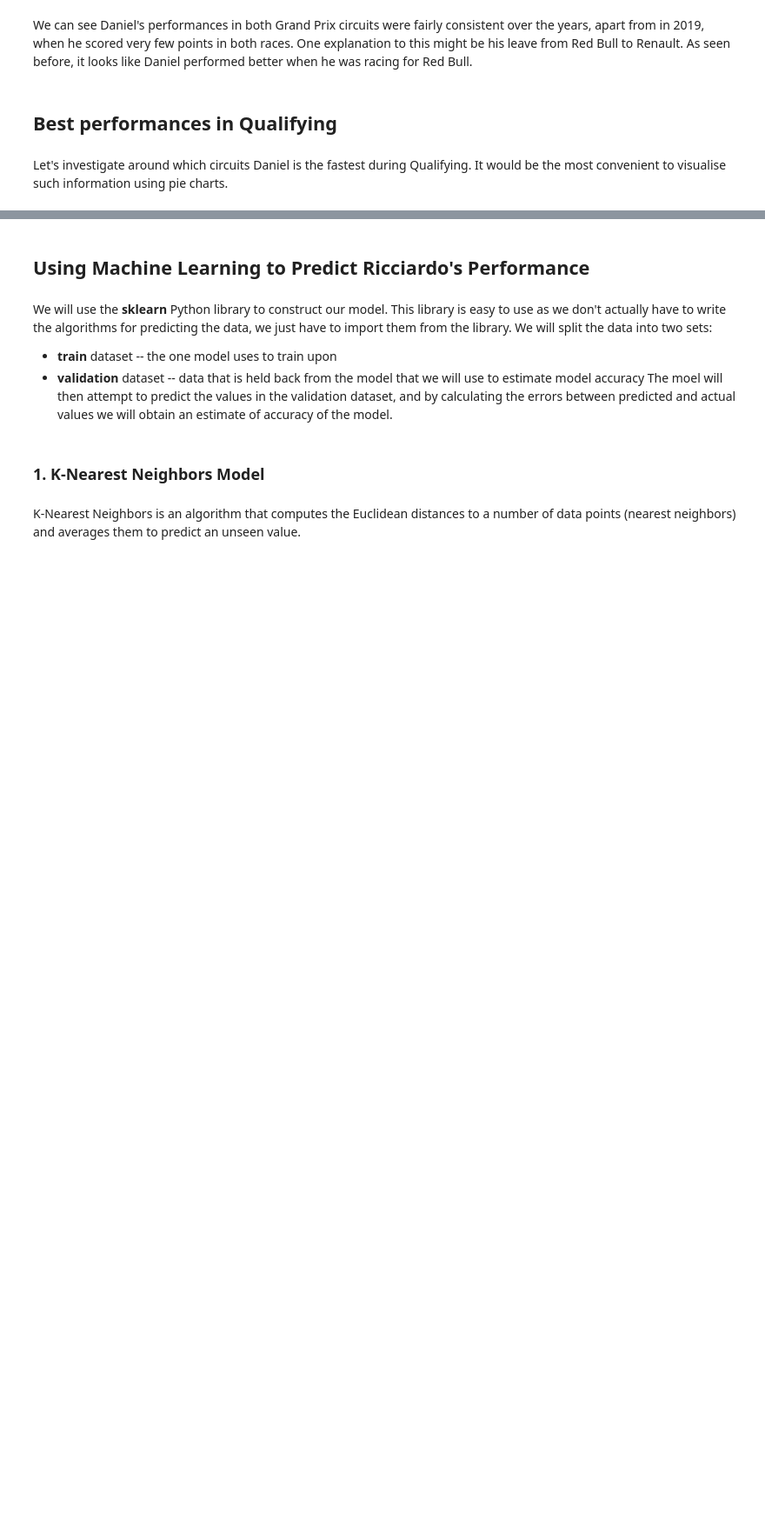
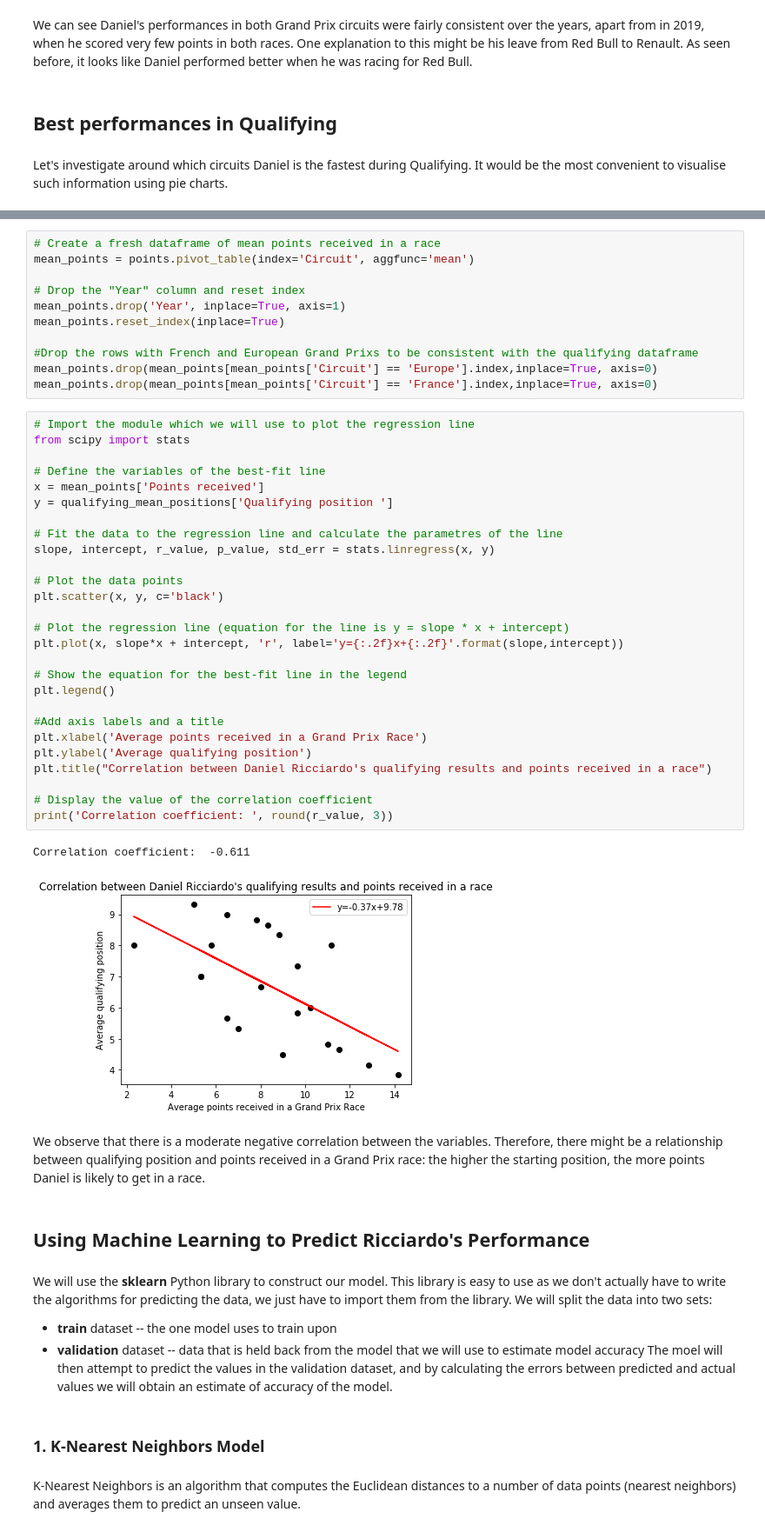
Before and after one commit to nick1404/Daniel-Ricciardo-Analysis, a Jupyter notebook: Ricciardo_Analysis.ipynb, the cells around one changed output, grey strips where cells are left out. Shown: that part at 87% size. Cells and saved outputs as stored; diff of their text form; blank space fills up the shorter version.

```diff
--- a/Ricciardo_Analysis.ipynb
+++ b/Ricciardo_Analysis.ipynb
@@ -198,3 +232,46 @@ KeyError: 'Qualifying position'
+# %%
+# Create a fresh dataframe of mean points received in a race
+mean_points = points.pivot_table(index='Circuit', aggfunc='mean')
+
+# Drop the "Year" column and reset index
+mean_points.drop('Year', inplace=True, axis=1)
+mean_points.reset_index(inplace=True)
+
+#Drop the rows with French and European Grand Prixs to be consistent with the qualifying dataframe
+mean_points.drop(mean_points[mean_points['Circuit'] == 'Europe'].index,inplace=True, axis=0)
+mean_points.drop(mean_points[mean_points['Circuit'] == 'France'].index,inplace=True, axis=0)
+# %%
+# Import the module which we will use to plot the regression line
+from scipy import stats
+
+# Define the variables of the best-fit line
+x = mean_points['Points received']
+y = qualifying_mean_positions['Qualifying position ']
+
+# Fit the data to the regression line and calculate the parametres of the line
+slope, intercept, r_value, p_value, std_err = stats.linregress(x, y)
+
+# Plot the data points
+plt.scatter(x, y, c='black')
+
+# Plot the regression line (equation for the line is y = slope * x + intercept)
+plt.plot(x, slope*x + intercept, 'r', label='y={:.2f}x+{:.2f}'.format(slope,intercept))
+
+# Show the equation for the best-fit line in the legend
+plt.legend()
+
+#Add axis labels and a title
+plt.xlabel('Average points received in a Grand Prix Race')
+plt.ylabel('Average qualifying position')
+plt.title("Correlation between Daniel Ricciardo's qualifying results and points received in a race")
+
+# Display the value of the correlation coefficient
+print('Correlation coefficient: ', round(r_value, 3))
+# %% [output]
+Correlation coefficient:  -0.611
+[figure, added]
+# %% [markdown]
+We observe that there is a moderate negative correlation between the variables. Therefore, there might be a relationship between qualifying position and points received in a Grand Prix race: the higher the starting position, the more points Daniel is likely to get in a race.
 # %% [markdown]
 ## Using Machine Learning to Predict Ricciardo's Performance
 # %% [markdown]
```
Also changed, not shown: parts of 16 cells of this notebook.
